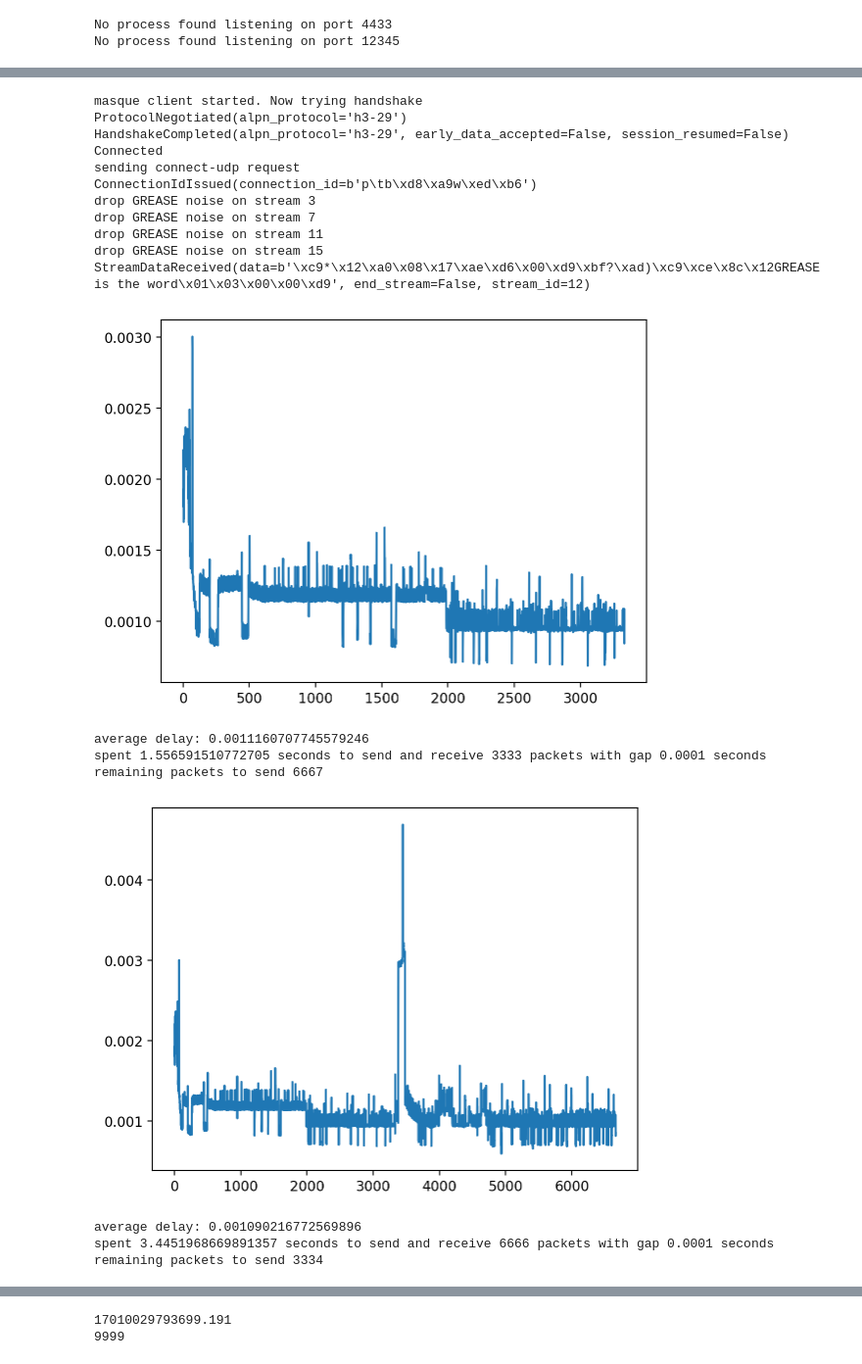
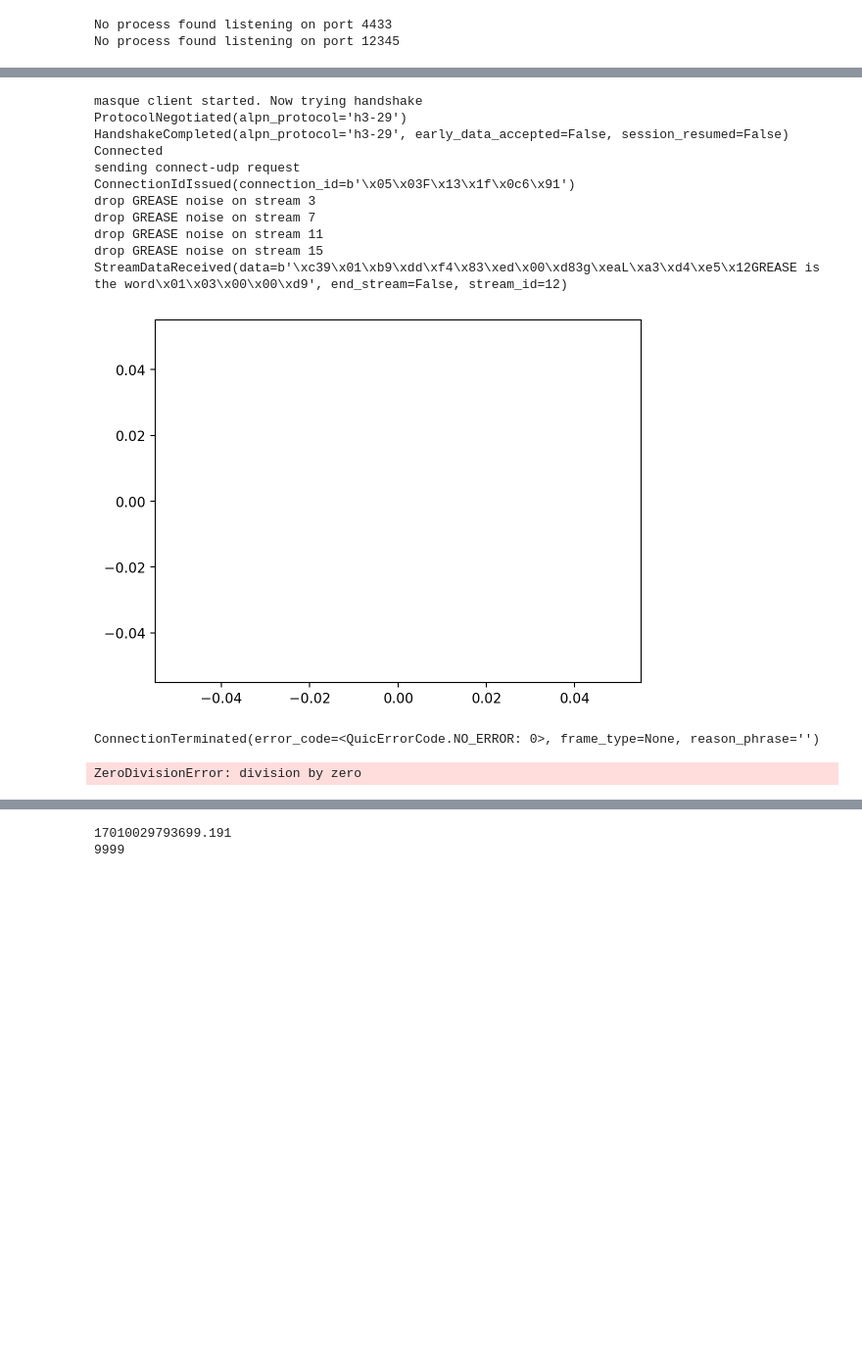
Before and after one commit to yuhangzheng94/masque-linux, a Jupyter notebook: test5.ipynb, the cells around one changed output, grey strips where cells are left out. Shown at 98% size. Saved outputs shown, nothing was run; the diff lists cells and outputs as text; code cells hidden in the pictures; blank space fills up the shorter version.

```diff
--- a/test5.ipynb
+++ b/test5.ipynb
@@ -68,8 +68,8 @@ for port in [4433, 12345]:
 No process found listening on port 4433
 No process found listening on port 12345
 # %%
-local_ip = detect_ip()
+from utils import local_ip
 print("IP of this machine: ")
-print(detect_ip())
+print(local_ip)
 # %% [output]
 IP of this machine:
@@ -80,9 +80,9 @@ role = 'client'
 assert role in ['client', 'proxy', 'echo']
 
 ip_dict = {
-    'client': '128.110.217.143',
-    'proxy': '128.110.217.144',
-    'echo': '128.110.217.130',
+    'client': local_ip,
+    'proxy': 'ms0403.utah.cloudlab.us',
+    'echo': local_ip,
 }
 assert ip_dict[role] == local_ip
 # %%
@@ -100,7 +100,7 @@ import asyncio
 import ssl
 
 plot_count = 3
-total_test_count = 10000
+total_test_count = 100
 gap_between_test = 1/10000
 delays = {}
 
@@ -146,7 +146,7 @@ class MasqueClient(QuicConnectionProtocol):
             log('got echo packet with delay:', delay)
             global send_end_time
             send_end_time = time.time()
-            return
+            # return
         print(event)
 
     async def test(self):
@@ -184,41 +184,35 @@ class MasqueClient(QuicConnectionProtocol):
             await asyncio.sleep(0.1)
 
 if role == 'client':
     print("masque client started. Now trying handshake")
     async with connect(
         ip_dict["proxy"], 4433,
         create_protocol=MasqueClient,
         configuration=QuicConfiguration(
             is_client=True,
             verify_mode=ssl.CERT_NONE, # 不验证证书，所以可能会受到中间人攻击，但是后续的数据还是会加密的
             alpn_protocols=["h3-29"], # 使用h3-29草案的quic
             max_datagram_frame_size=1200, # 默认为None，只有设了值才会允许h3 datagram扩展
-
             # error!("Connection {} stream {} send failed {:?}", client.conn.trace_id(), to_send.stream_id, e);
             # eprintln!("dgram_enabled_by_peer: {:?}", http3_conn.dgram_enabled_by_peer(&mut client.conn));
             # 在masquerade中插入这一行，可以打印出masquerade认为我们是否支持h3 datagram
 
         ),
     ) as client:
         print("Connected")
         await client.test()
 # %% [output]
 masque client started. Now trying handshake
 ProtocolNegotiated(alpn_protocol='h3-29')
 HandshakeCompleted(alpn_protocol='h3-29', early_data_accepted=False, session_resumed=False)
 Connected
 sending connect-udp request
-ConnectionIdIssued(connection_id=b'p\tb\xd8\xa9w\xed\xb6')
+ConnectionIdIssued(connection_id=b'\x05\x03F\x13\x1f\x0c6\x91')
 drop GREASE noise on stream 3
 drop GREASE noise on stream 7
 drop GREASE noise on stream 11
 drop GREASE noise on stream 15
-StreamDataReceived(data=b'\xc9*\x12\xa0\x08\x17\xae\xd6\x00\xd9\xbf?\xad)\xc9\xce\x8c\x12GREASE is the word\x01\x03\x00\x00\xd9', end_stream=False, stream_id=12)
+StreamDataReceived(data=b'\xc39\x01\xb9\xdd\xf4\x83\xed\x00\xd83g\xeaL\xa3\xd4\xe5\x12GREASE is the word\x01\x03\x00\x00\xd9', end_stream=False, stream_id=12)
-[figure, old version]
+[figure, new version]
-average delay: 0.0011160707745579246
-spent 1.556591510772705 seconds to send and receive 3333 packets with gap 0.0001 seconds
-remaining packets to send 6667
+ConnectionTerminated(error_code=<QuicErrorCode.NO_ERROR: 0>, frame_type=None, reason_phrase='')
-[figure, removed]
-average delay: 0.001090216772569896
-spent 3.4451968669891357 seconds to send and receive 6666 packets with gap 0.0001 seconds
-remaining packets to send 3334
+ZeroDivisionError: division by zero
```
Also changed, not shown: parts of 2 cells of this notebook, 1 other file.
